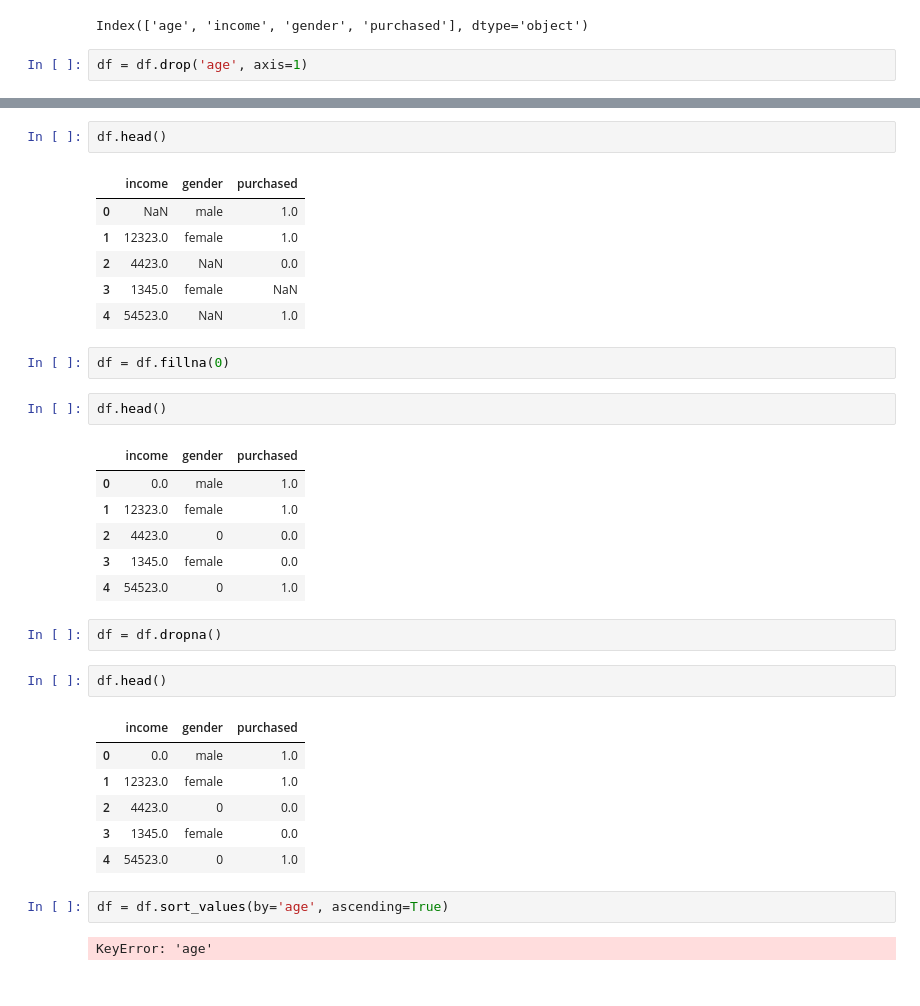
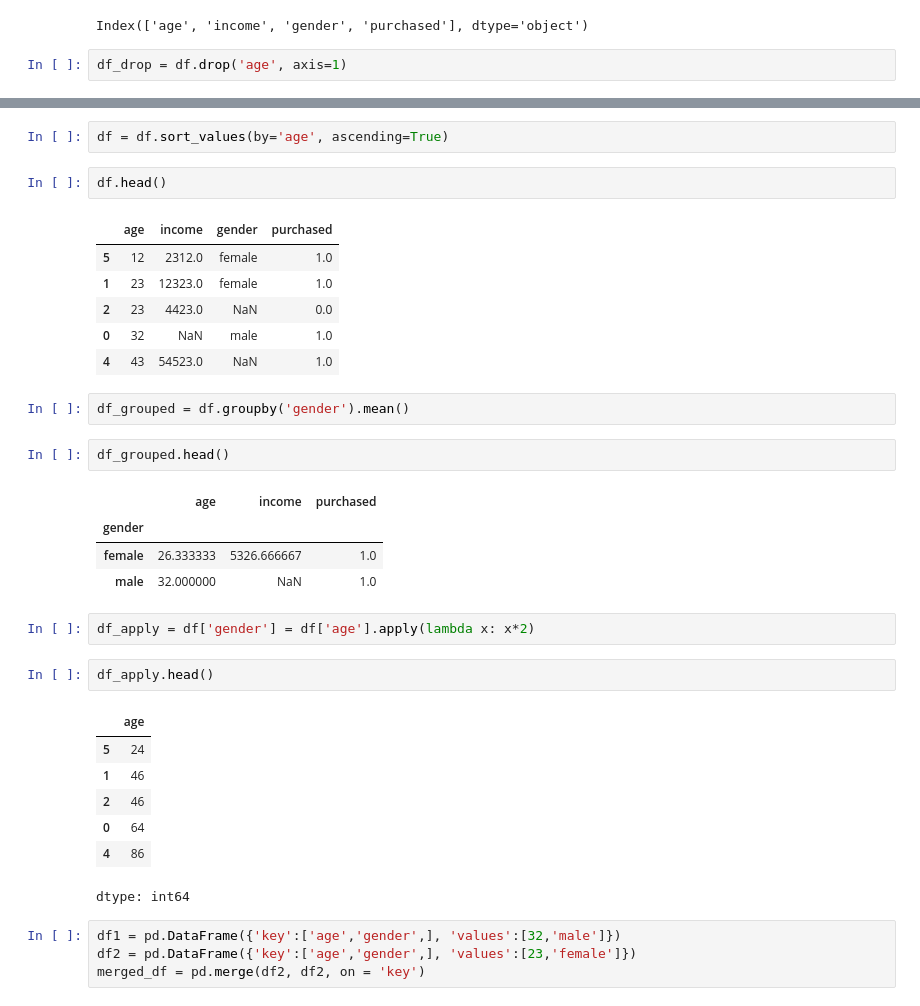
Before and after one commit to Itsmepajo/BSIS_Pajo, a Jupyter notebook: 1stActivity.ipynb, the cells around one changed output, grey strips where cells are left out. Cells and saved outputs as stored; diff of their text form.

```diff
--- a/1stActivity.ipynb
+++ b/1stActivity.ipynb
@@ -55,4 +55,4 @@ print(df.columns)
 # %% [output]
 Index(['age', 'income', 'gender', 'purchased'], dtype='object')
 # %%
-df = df.drop('age', axis=1)
+df_drop = df.drop('age', axis=1)
@@ -59,35 +87,36 @@ df = df.drop('age', axis=1)
+# %%
+df = df.sort_values(by='age', ascending=True)
 # %%
 df.head()
 # %% [output]
-|  | income | gender | purchased |
-| 0 | NaN | male | 1.0 |
-| 1 | 12323.0 | female | 1.0 |
-| 2 | 4423.0 | NaN | 0.0 |
-| 3 | 1345.0 | female | NaN |
-| 4 | 54523.0 | NaN | 1.0 |
+|  | age | income | gender | purchased |
+| 5 | 12 | 2312.0 | female | 1.0 |
+| 1 | 23 | 12323.0 | female | 1.0 |
+| 2 | 23 | 4423.0 | NaN | 0.0 |
+| 0 | 32 | NaN | male | 1.0 |
+| 4 | 43 | 54523.0 | NaN | 1.0 |
-# %%
-df = df.fillna(0)
+# %%
+df_grouped = df.groupby('gender').mean()
 # %%
-df.head()
+df_grouped.head()
 # %% [output]
-|  | income | gender | purchased |
-| 0 | 0.0 | male | 1.0 |
-| 1 | 12323.0 | female | 1.0 |
-| 2 | 4423.0 | 0 | 0.0 |
-| 3 | 1345.0 | female | 0.0 |
-| 4 | 54523.0 | 0 | 1.0 |
+|  | age | income | purchased |
+| gender |  |  |  |
+| female | 26.333333 | 5326.666667 | 1.0 |
+| male | 32.000000 | NaN | 1.0 |
-# %%
-df = df.dropna()
+# %%
+df_apply = df['gender'] = df['age'].apply(lambda x: x*2)
 # %%
-df.head()
+df_apply.head()
 # %% [output]
-|  | income | gender | purchased |
-| 0 | 0.0 | male | 1.0 |
-| 1 | 12323.0 | female | 1.0 |
-| 2 | 4423.0 | 0 | 0.0 |
-| 3 | 1345.0 | female | 0.0 |
-| 4 | 54523.0 | 0 | 1.0 |
+|  | age |
+| 5 | 24 |
+| 1 | 46 |
+| 2 | 46 |
+| 0 | 64 |
+| 4 | 86 |
+dtype: int64
-# %%
-df = df.sort_values(by='age', ascending=True)
-# %% [output]
-KeyError: 'age'
+# %%
+df1 = pd.DataFrame({'key':['age','gender',], 'values':[32,'male']})
+df2 = pd.DataFrame({'key':['age','gender',], 'values':[23,'female']})
+merged_df = pd.merge(df2, df2, on = 'key')
```
Also changed, not shown: parts of 9 cells of this notebook.
